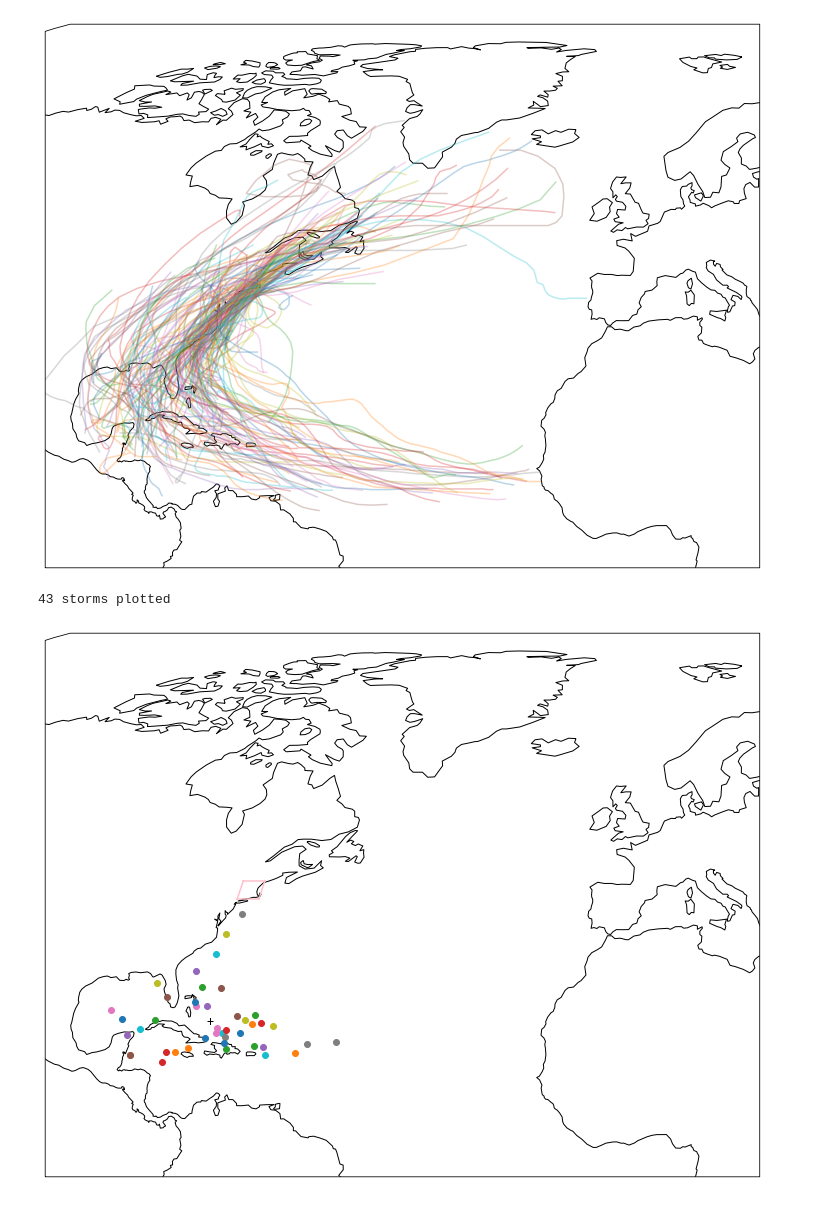
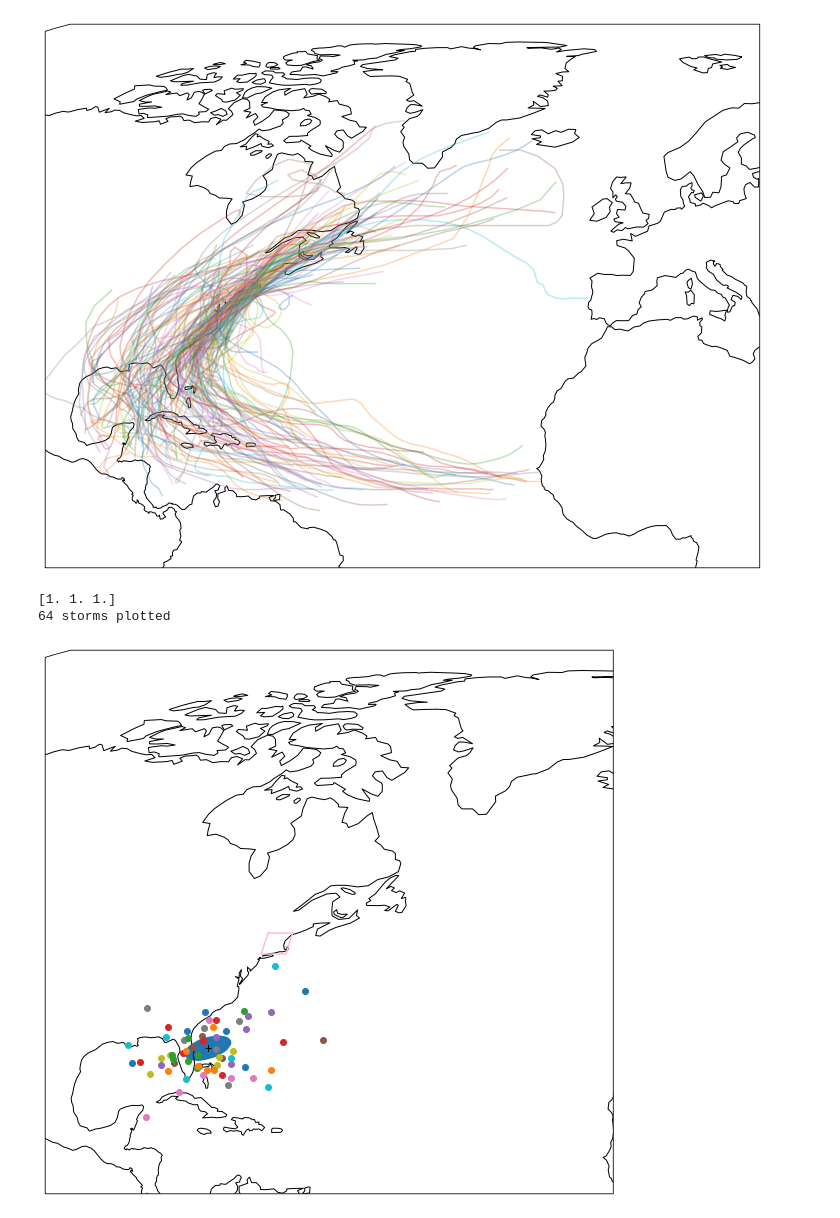
Before and after one commit to bparazin/HurricaneReanalysisProject, a Jupyter notebook: Plot paths.ipynb, the cells around one changed output. Drawn from its saved outputs; the diff is of its cells as text; code cells hidden in the pictures.

Commit message:
Updating to use kent distribution

```diff
--- a/Plot paths.ipynb
+++ b/Plot paths.ipynb
@@ -77,3 +67,21 @@ def statusNearLocation(storm, lon_site, lat_site):
+# %%
+def lonLatToXYZ(lon, lat):
+    return (np.cos(np.pi / 180 * lon) * np.cos(np.pi / 180 * lat),
+            np.sin(np.pi / 180 * lon) * np.cos(np.pi / 180 * lat),
+            np.sin(np.pi / 180 * lat))
+
+def XYZtoLonLat(x, y, z):
+    return (180 / np.pi * np.arctan2(y,x),
+            90 - 180 / np.pi * np.arctan2(np.sqrt(x ** 2 + y ** 2), z))
+
+def twoPointBearing(lon1, lat1, lon2, lat2):
+    x_bearing = (np.cos(np.pi / 180 * lat2) *
+                 np.sin(np.pi / 180 * (lon2 - lon1)))
+    y_bearing = (np.cos(np.pi / 180 * lat1) * np.sin(np.pi / 180 * lat2) -
+                 (np.sin(np.pi / 180 * lat1) * np.cos(np.pi / 180 * lat2) *
+                  np.cos(np.pi / 180 * (lon2 - lon1))))
+    bearing = 180 / np.pi * np.arctan2(x_bearing, y_bearing)
+    return bearing
 # %%
 fig = plt.figure(figsize=(20, 10))
 ax = fig.add_subplot(1, 1, 1, projection=ccrs.Robinson())
@@ -107,7 +115,7 @@ def plotTMinusPosition(hurdat, tMinus, stormType, lon_min=-180, lon_max=180, lat
 
     ax.coastlines()
 
-    ax.set_extent([-100, 20, 0, 90], crs=ccrs.Geodetic())
+    ax.set_extent([-100, -30, 10, 90], crs=ccrs.Geodetic())
     #ax.set_global()
 
 
@@ -118,41 +126,79 @@ def plotTMinusPosition(hurdat, tMinus, stormType, lon_min=-180, lon_max=180, lat
     storm_list = []
 
     for key in hurdat:
-        position = positionBeforeLandfall(hurdat[key], tMinus, lon_min, lon_max, lat_min, lat_max)
+        position = positionBeforeArrival(hurdat[key], tMinus, lon_min, lon_max, lat_min, lat_max)
 
         if position is not None:
             position_list.append(position[0])
             lon_list.append(position[0][0])
             lat_list.append(position[0][1])
             storm_list.append(position[1])
 
 
     count = 0
     lon_sum = 0
     lat_sum = 0
     for sLon, sLat, storm in zip(lon_list, lat_list, storm_list):
         if statusNearLocation(storm, lon_min, lat_min) in stormType:
             ax.plot(sLon, sLat, 'o', transform=ccrs.Geodetic(), label = storm['idcode'])
             lon_sum += sLon
             lat_sum += sLat
             count +=1
     avg_position = (lon_sum / count, lat_sum / count)
 
+    xyzArray = np.zeros((len(lon_list), 3))
+
+
+
+    for i, (sLon, sLat) in enumerate(zip(lon_list, lat_list)):
+        x, y, z = lonLatToXYZ(sLon, sLat)
+        xyzArray[i][0] = x
+        xyzArray[i][1] = y
+        xyzArray[i][2] = z
+
+
+    kent = kent_mle(xyzArray)
+    centerPoint = XYZtoLonLat(*kent.gamma1)
+    gridX = np.arange(centerPoint[0]-0.5, centerPoint[0]+0.5, 0.01)
+    gridY = np.arange(centerPoint[1]-0.5, centerPoint[1]+0.5, 0.01)
+    gridLatLon = np.meshgrid(gridX, gridY)
+
+    gridXYZ = np.ones((100, 100, 3))
+    print(gridXYZ[0,0])
+
+
+    MAJOR_DEMO = 200
+    majorPoint = XYZtoLonLat(*kent.gamma2)
+    majorBearing = twoPointBearing(*centerPoint, *majorPoint)
+    majorLine = distance.distance(kilometers=MAJOR_DEMO).destination((centerPoint[1], centerPoint[0]), bearing = majorBearing)
+
+    MINOR_DEMO = 200
+    minorPoint = XYZtoLonLat(*kent.gamma3)
+    minorBearing = twoPointBearing(*centerPoint, *minorPoint)
+    minorLine = distance.distance(kilometers=MINOR_DEMO).destination((centerPoint[1], centerPoint[0]), bearing = minorBearing)
+
+    #ax.plot([centerPoint[0], majorLine[1]], [centerPoint[1], majorLine[0]], transform=ccrs.Geodetic())
+    #ax.plot([centerPoint[0], minorLine[1]], [centerPoint[1], minorLine[0]], transform=ccrs.Geodetic())
+
+    ax.plot(*XYZtoLonLat(*kent.gamma1), '+', transform=ccrs.PlateCarree(), color = 'black')
+    #ax.plot(*XYZtoLonLat(*kent.gamma2), '+', transform=ccrs.PlateCarree(), color = 'black')
+    #ax.plot(*XYZtoLonLat(*kent.gamma3), '+', transform=ccrs.PlateCarree(), color = 'black')
+
+    ax.add_patch(Ellipse(centerPoint, 3, 7, transform=ccrs.Geodetic(), angle=-majorBearing))
+
     ax.plot([lon_min, lon_max], [lat_min, lat_min], transform=ccrs.PlateCarree(), color = 'pink')
     ax.plot([lon_min, lon_max], [lat_max, lat_max], transform=ccrs.PlateCarree(), color = 'pink')
     ax.plot([lon_max, lon_max], [lat_min, lat_max], transform=ccrs.PlateCarree(), color = 'pink')
     ax.plot([lon_min, lon_min], [lat_min, lat_max], transform=ccrs.PlateCarree(), color = 'pink')
 
-    ax.plot(avg_position[0], avg_position[1], '+', transform=ccrs.Geodetic(), color = 'black')
-
-    #ax.legend()
-
+    #ax.add_patch(Ellipse(centerPoint, 190, 30, transform=ccrs.Geodetic(), angle=minorBearing, color = 'green'))
 
     print(f'{count} storms plotted')
 
     plt.show()
 
-plotTMinusPosition(hurdat, 120, ['TD', 'HU', 'TS', 'SS', 'EX'], lon_min=-74, lon_max=-70, lat_min=41.25, lat_max=44)
+plotTMinusPosition(hurdat, 60, ['TD', 'HU', 'TS', 'SS', 'EX'], lon_min=-74, lon_max=-70, lat_min=41.25, lat_max=44)
 # %% [output]
-43 storms plotted
+[1. 1. 1.]
+64 storms plotted
-[figure, old version]
+[figure, new version]
```
Also changed, not shown: parts of 3 cells of this notebook, 2 other files.
